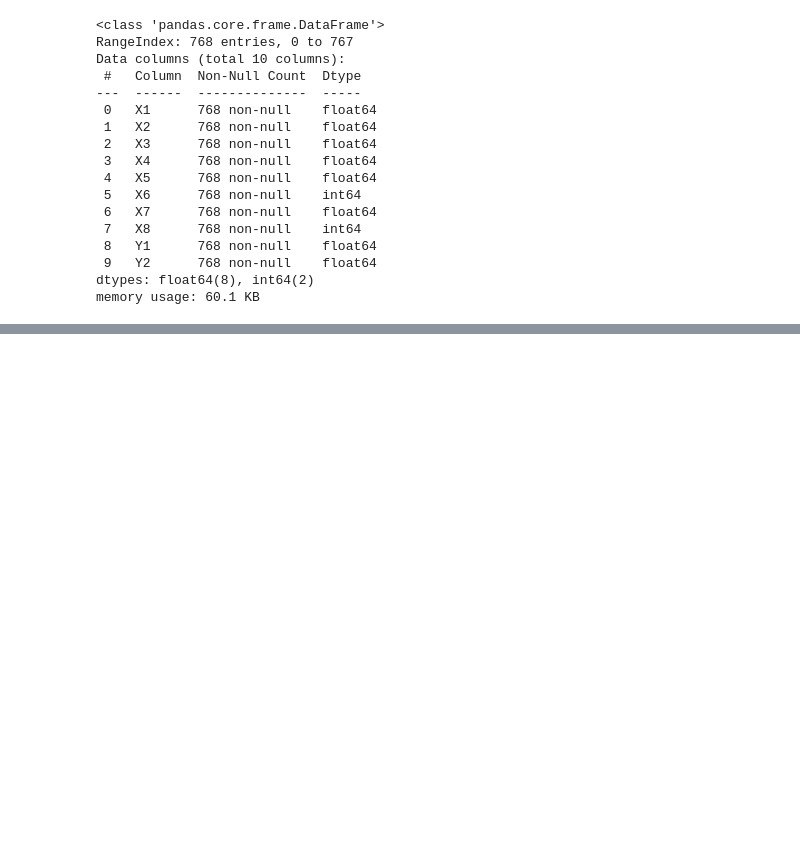
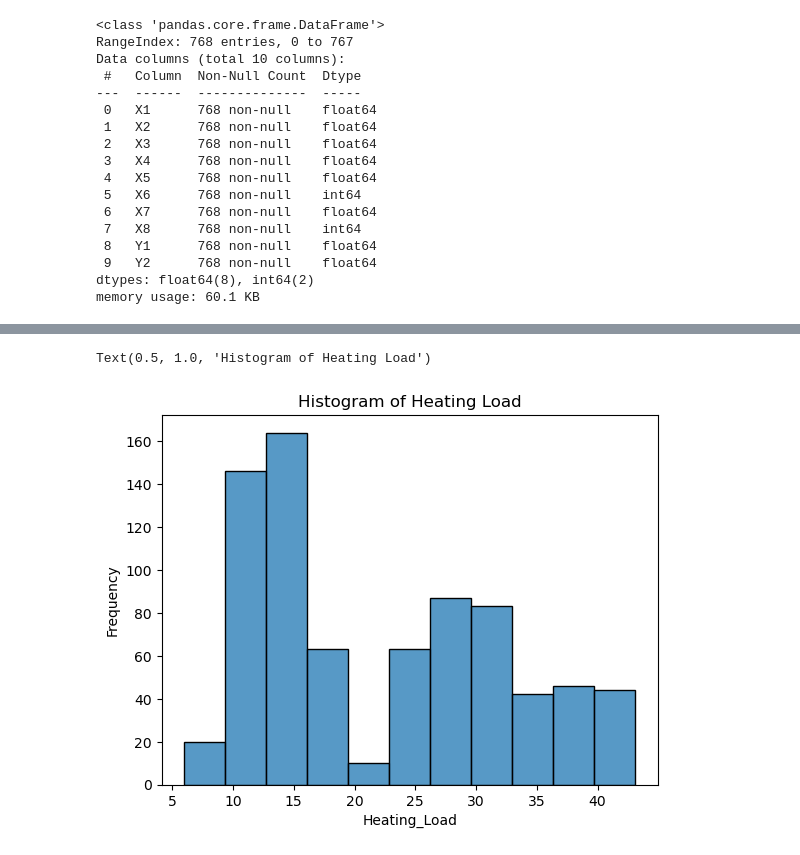
Before and after one commit to mikeadarkwah-beep/linearregression-github-repo, a Jupyter notebook: Code/explore.ipynb, the cells around one changed output, grey strips where cells are left out. Saved outputs shown, nothing was run; the diff lists cells and outputs as text; code cells hidden in the pictures; blank space fills up the shorter version.

```diff
--- a/Code/explore.ipynb
+++ b/Code/explore.ipynb
@@ -67,0 +110,10 @@ def count_column(df,col_list):
+# %%
+#I will be assessing heating load and cooling load as a function of the 8 parameters we have set forth
+#My target variables will be heating load and cooling load
+#The histogram below shows the distribution of Heating Load Values
+sns.histplot(df_EN['Heating_Load'])
+plt.ylabel("Frequency")
+plt.title("Histogram of Heating Load")
+# %% [output]
+Text(0.5, 1.0, 'Histogram of Heating Load')
+[figure, added]
```
Also changed, not shown: parts of 13 cells of this notebook, 1 other file.
